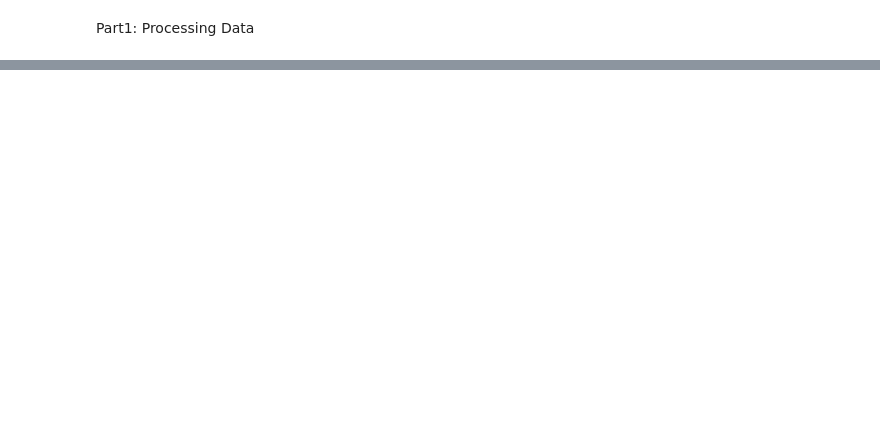
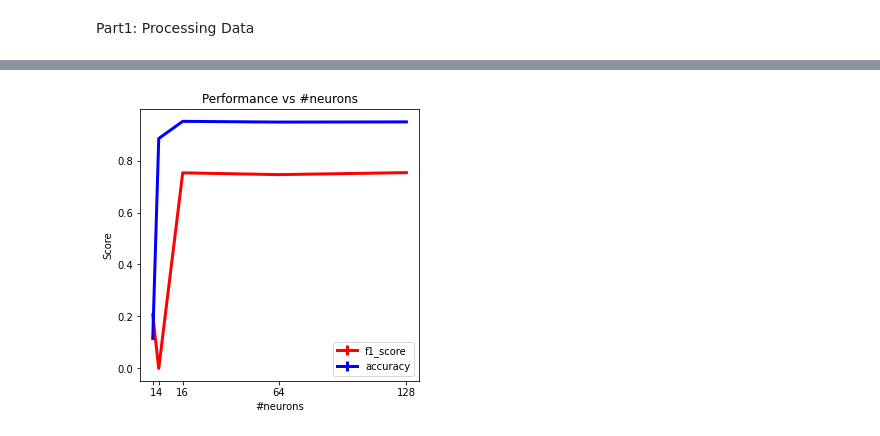
Before and after one commit to jjeongab/comp4211_pa1, a Jupyter notebook: comp4211_pa1.ipynb, the cells around one changed output, grey strips where cells are left out. Cells and saved outputs as stored; diff of their text form; code cells hidden in the pictures; blank space fills up the shorter version.

```diff
--- a/comp4211_pa1.ipynb
+++ b/comp4211_pa1.ipynb
@@ -60,0 +519,32 @@ training_data = training_data.drop_duplicates() #dropping the duplicates
+# %%
+for val in H:
+  log_reg_model = MLPClassifier(learning_rate = "constant", hidden_layer_sizes=(val, val, val), early_stopping = True, max_iter = 1000, random_state = 4211)
+  time = list()
+  F1 = list()
+  accuracy = list()
+  for i in range(3):
+    #start measuring the training time
+    start = perf_counter()
+    #start the training
+    log_reg_model.fit(X_train_logreg3, Y_train_logreg3)
+    end = perf_counter()
+    time.append(end - start)
+    ypred = log_reg_model.predict(X_test_logreg3)
+    F1.append(f1_score(Y_test_logreg3 , ypred))
+    accuracy.append(accuracy_score(Y_test_logreg3, ypred))
+    #print(f"Time duration for when H = {val} in {i + 1} trials: {end-start}")
+    #print('Accuracy: {:.4f}'.format(accuracy_score(Y_test_logreg3 , ypred)))
+    #print('F1_score: {:.4f}'.format(f1_score(Y_test_logreg3 , ypred)))
+  print(f"Description when model is H = {val}")
+  print(f"time means is {mean(time)}")
+  training_time_mean2.append(mean(time))
+  print(f"time stdev is {stdev(time)}")
+  training_time_stdev2.append(stdev(time))
+  print(f"F1_scores mean is {mean(F1)}")
+  F1_scores_mean2.append(mean(F1))
+  print(f"F1_scores stdev is {stdev(F1)}")
+  F1_scores_stdev2.append(stdev(F1))
+  print(f"Accuracy mean is {mean(accuracy)}")
+  accuracy_mean2.append(mean(accuracy))
+  print(f"Accuracy stdev is {stdev(accuracy)}")
+  accuracy_stdev2.append(stdev(accuracy))
@@ -60,0 +569,13 @@ training_data = training_data.drop_duplicates() #dropping the duplicates
+# %%
+fig = plt.figure(figsize=(5,5))
+plt.errorbar(H, F1_scores_mean2, F1_scores_stdev2, color='red', linewidth=3, label='f1_score')
+plt.errorbar(H, accuracy_mean2, accuracy_stdev2, color='blue', linewidth=3, label='accuracy')
+plt.xticks(H)
+plt.xlabel('#neurons')
+plt.ylabel('Score')
+plt.title('Performance vs #neurons')
+plt.legend(loc="lower right")
+
+plt.show()
+# %% [output]
+[figure, added]
```
Also changed, not shown: parts of 78 cells of this notebook.
